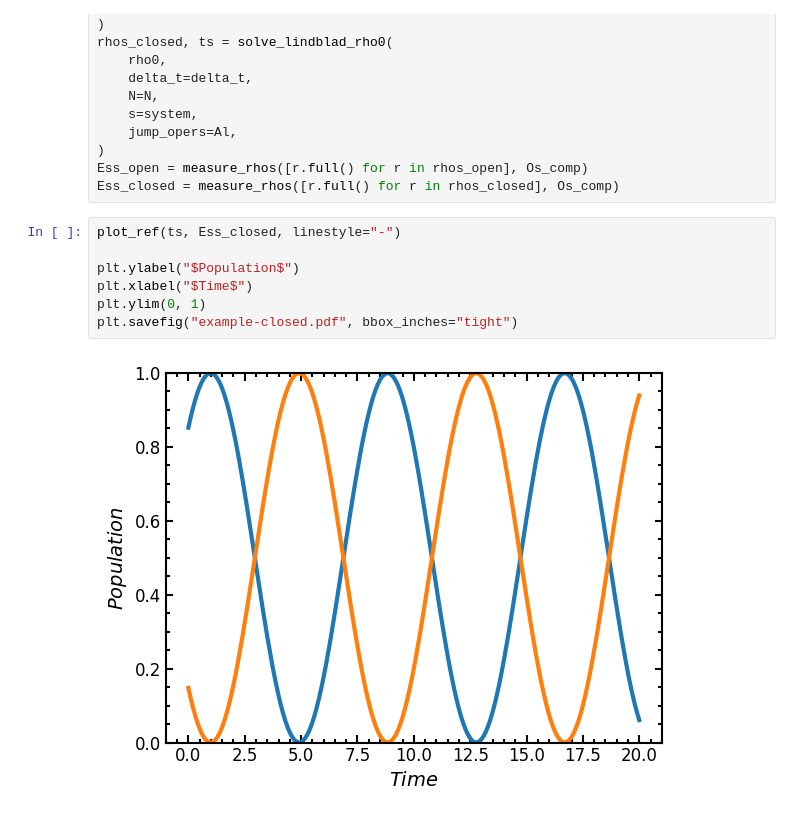
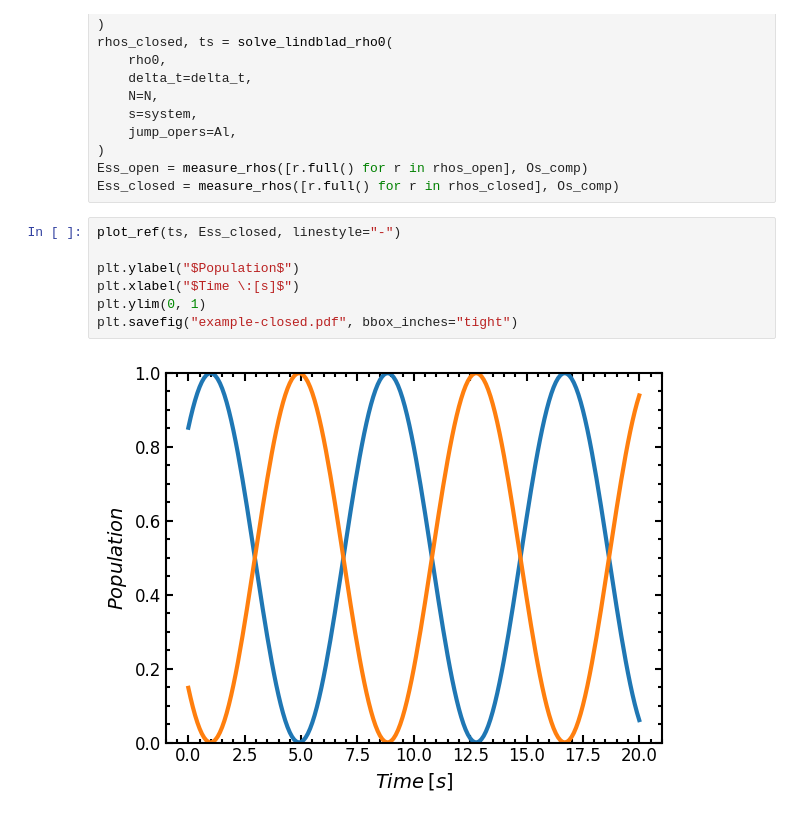
Before and after one commit to davidvrchen/quantum-channel-approximation, a Jupyter notebook: report/open-vs-closed.ipynb, the cells around one changed output. Cells and saved outputs as stored; diff of their text form.

```diff
--- a/report/open-vs-closed.ipynb
+++ b/report/open-vs-closed.ipynb
@@ -36,9 +36,9 @@ Ess_closed = measure_rhos([r.full() for r in rhos_closed], Os_comp)
 # %%
 plot_ref(ts, Ess_closed, linestyle="-")
 
 plt.ylabel("$Population$")
-plt.xlabel("$Time$")
+plt.xlabel("$Time \:[s]$")
 plt.ylim(0, 1)
 plt.savefig("example-closed.pdf", bbox_inches="tight")
 # %% [output]
-[figure, old version]
+[figure, new version]
```
Also changed, not shown: parts of 2 cells of this notebook, 3 other files.
